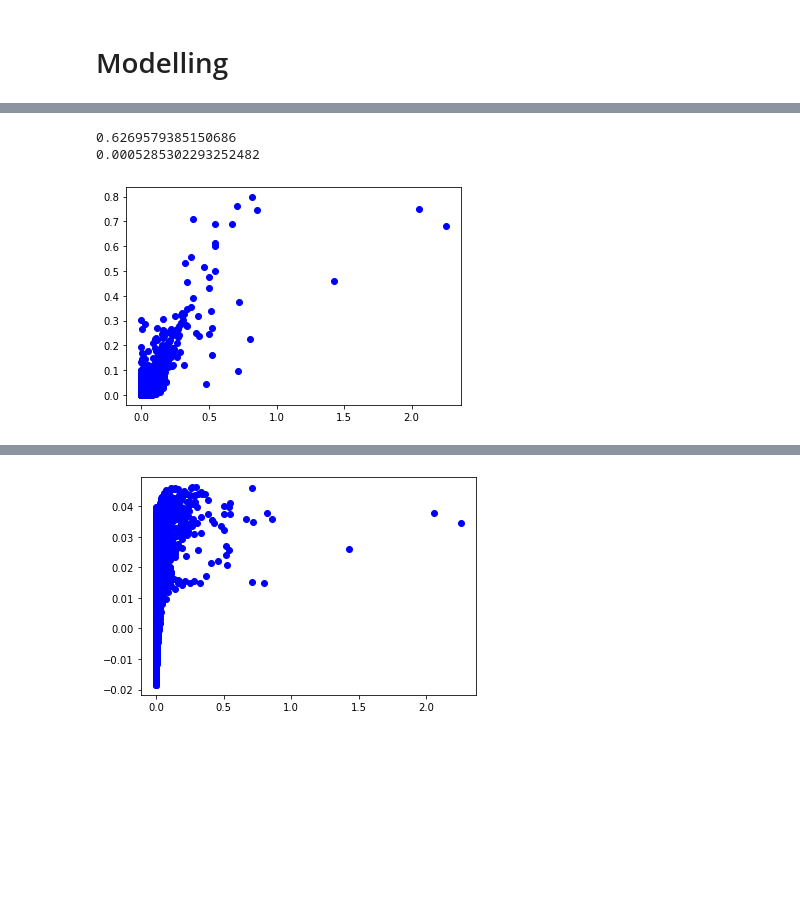
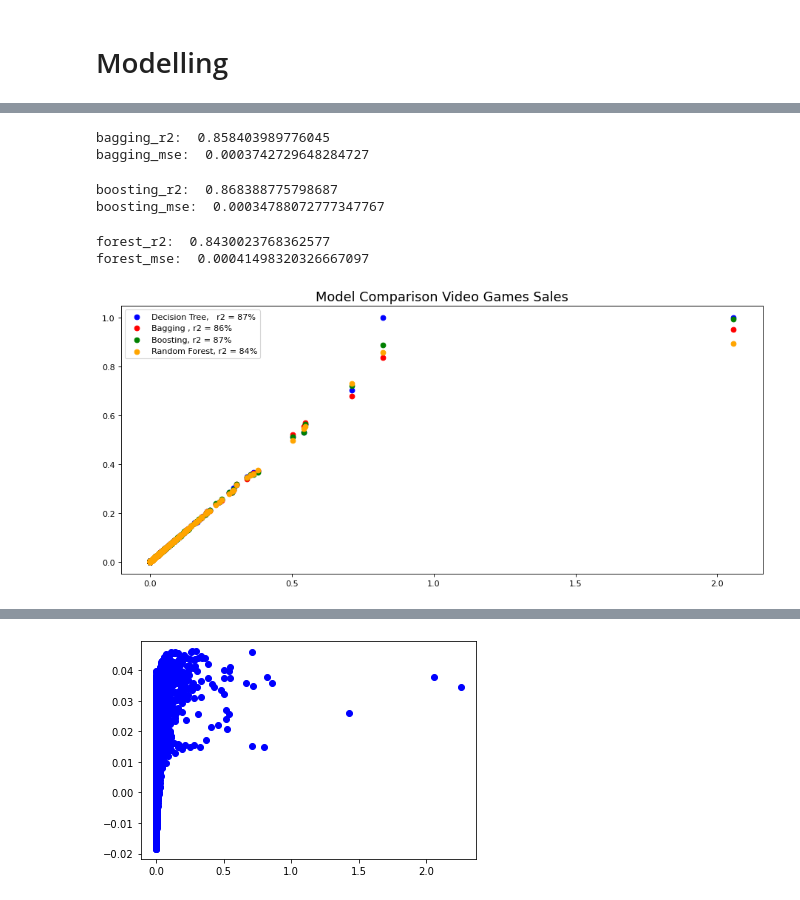
Before and after one commit to RageJohnny/algo_seminararbeit, a Jupyter notebook: Tree - Based Models.ipynb, the cells around one changed output, grey strips where cells are left out. Saved outputs shown, nothing was run; the diff lists cells and outputs as text; code cells hidden in the pictures; blank space fills up the shorter version.

Commit message:
tree-based models update

```diff
--- a/Tree - Based Models.ipynb
+++ b/Tree - Based Models.ipynb
@@ -173,7 +168,7 @@ plt.show()
 # %%
 # Defining Train Test Split
 X = vgsales_data.drop(["NA_Sales", "EU_Sales", "JP_Sales", "Other_Sales", "Global_Sales", "Name", "Publisher", "Platform"], axis = 1)
-y = vgsales_data[["NA_Sales", "EU_Sales", "JP_Sales", "Other_Sales", "Global_Sales" ]]
+y = vgsales_data[["Global_Sales" ]] #"NA_Sales", "EU_Sales", "JP_Sales", "Other_Sales",
 
 X_train, X_test, y_train, y_test = train_test_split(X, y, test_size=0.2, random_state=42)
 # %%
@@ -247,26 +257,62 @@ import sklearn.metrics as metrics
 # %%
-#BaggingRegressor Modelling
-
+#BaggingRegressor
+y_train_processed = y_train_processed.ravel()
 bagging_model = BaggingRegressor()
 bagging_model.fit(X_train_processed, y_train_processed)
 bagging_predict = bagging_model.predict(X_test_processed)
 
+#Model Evaluation
+bagging_r2 = r2_score( y_test_processed, bagging_predict)
+bagging_mse = mean_squared_error(y_test_processed, bagging_predict)
 
-#Model Evaluation
-r2 = r2_score( y_test_processed, bagging_predict)
-mse = mean_squared_error(y_test_processed, bagging_predict)
-
-print(r2)
-print(mse)
+print("bagging_r2: ", bagging_r2)
+print("bagging_mse: ", bagging_mse)
 # %% [output]
-0.6269579385150686
-0.0005285302293252482
+bagging_r2:  0.858403989776045
+bagging_mse:  0.0003742729648284727
-# %%
-#Bagging Graph
-plt.scatter(y_test_processed, bagging_predict , label = "BaggingRegressor", color="blue")
-plt.show()
-# %% [output]
-[figure, removed]
+# %%
+#BoostingRegressor
+boosting_model = GradientBoostingRegressor()
+boosting_model.fit(X_train_processed, y_train_processed)
+boosting_predict = boosting_model.predict(X_test_processed)
+
+
+#Model Evaluation
+boosting_r2 = r2_score( y_test_processed, boosting_predict)
+boosting_mse = mean_squared_error(y_test_processed, boosting_predict)
+
+print("boosting_r2: ", boosting_r2)
+print("boosting_mse: ", boosting_mse)
+# %% [output]
+boosting_r2:  0.868388775798687
+boosting_mse:  0.00034788072777347767
+# %%
+#RandomForestRegressor Modelling
+rfr_model = RandomForestRegressor()
+rfr_model.fit(X_train_processed, y_train_processed)
+rfr_predict = rfr_model.predict(X_test_processed)
+
+#Model Evaluationelasticnet_predict
+forest_r2 = r2_score(y_test_processed, rfr_predict )
+forest_mse = mean_squared_error(y_test_processed, rfr_predict )
+
+print("forest_r2: ", forest_r2)
+print("forest_mse: ", forest_mse)
+# %% [output]
+forest_r2:  0.8430023768362577
+forest_mse:  0.00041498320326667097
+# %%
+#Model Comparsion
+fig, ax = plt.subplots(figsize=(14,6), dpi=80)
+ax.scatter(y_test_processed, dec_tree_predict , label = "Decision Tree,   r2 = 87%", color="blue")
+ax.scatter(y_test_processed, bagging_predict , label = "Bagging , r2 = 86%", color="red")
+ax.scatter(y_test_processed, boosting_predict , label = "Boosting, r2 = 87%", color="green")
+ax.scatter(y_test_processed, rfr_predict , label = "Random Forest, r2 = 84%", color="orange")
+plt.legend(loc='upper left')
+ax.set_title('Model Comparison Video Games Sales', fontsize=16)
+plt.show()
+# %% [output]
+[figure, added]
 # %%
 #Linear Modelling
 
```
Also changed, not shown: parts of 17 cells of this notebook.
